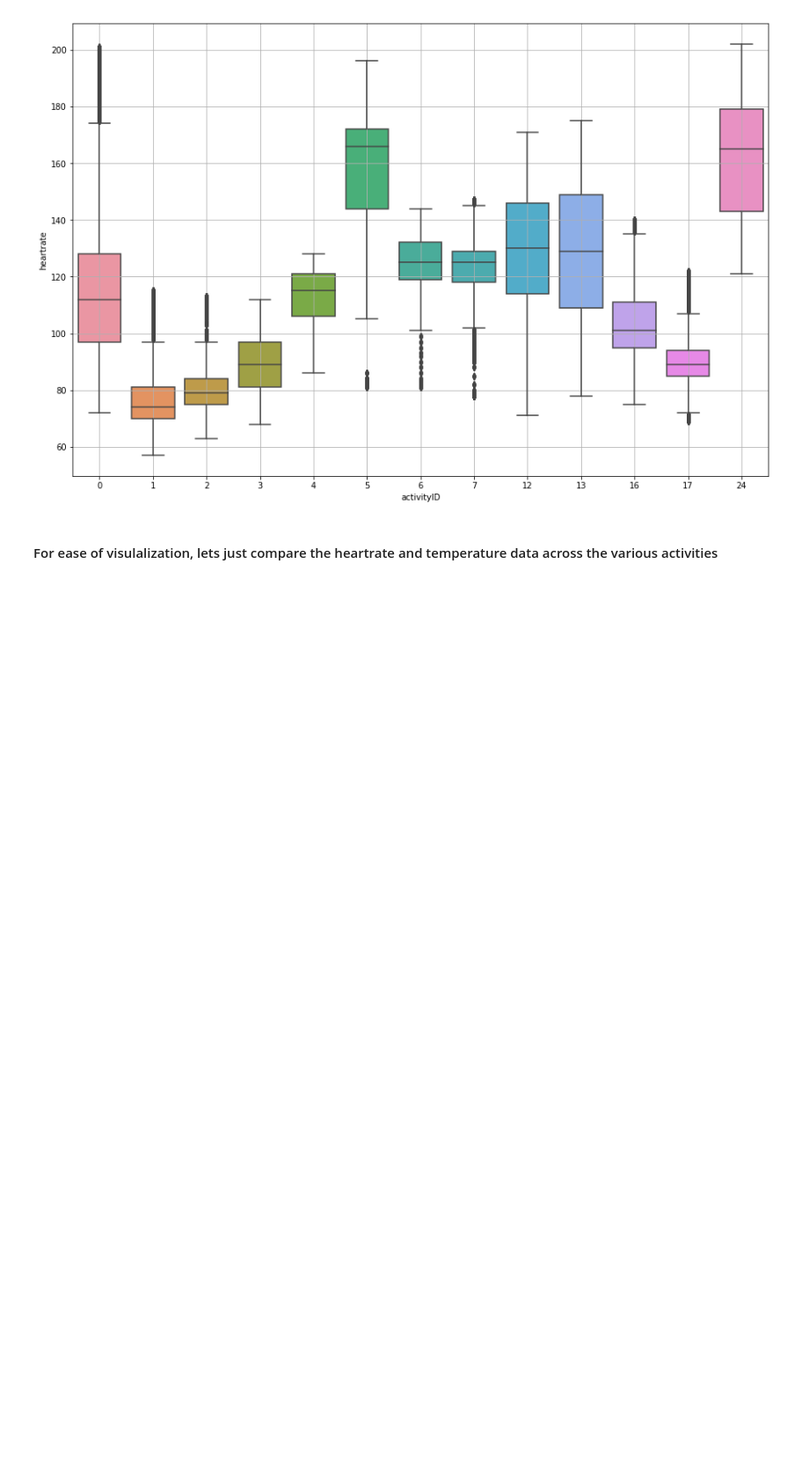
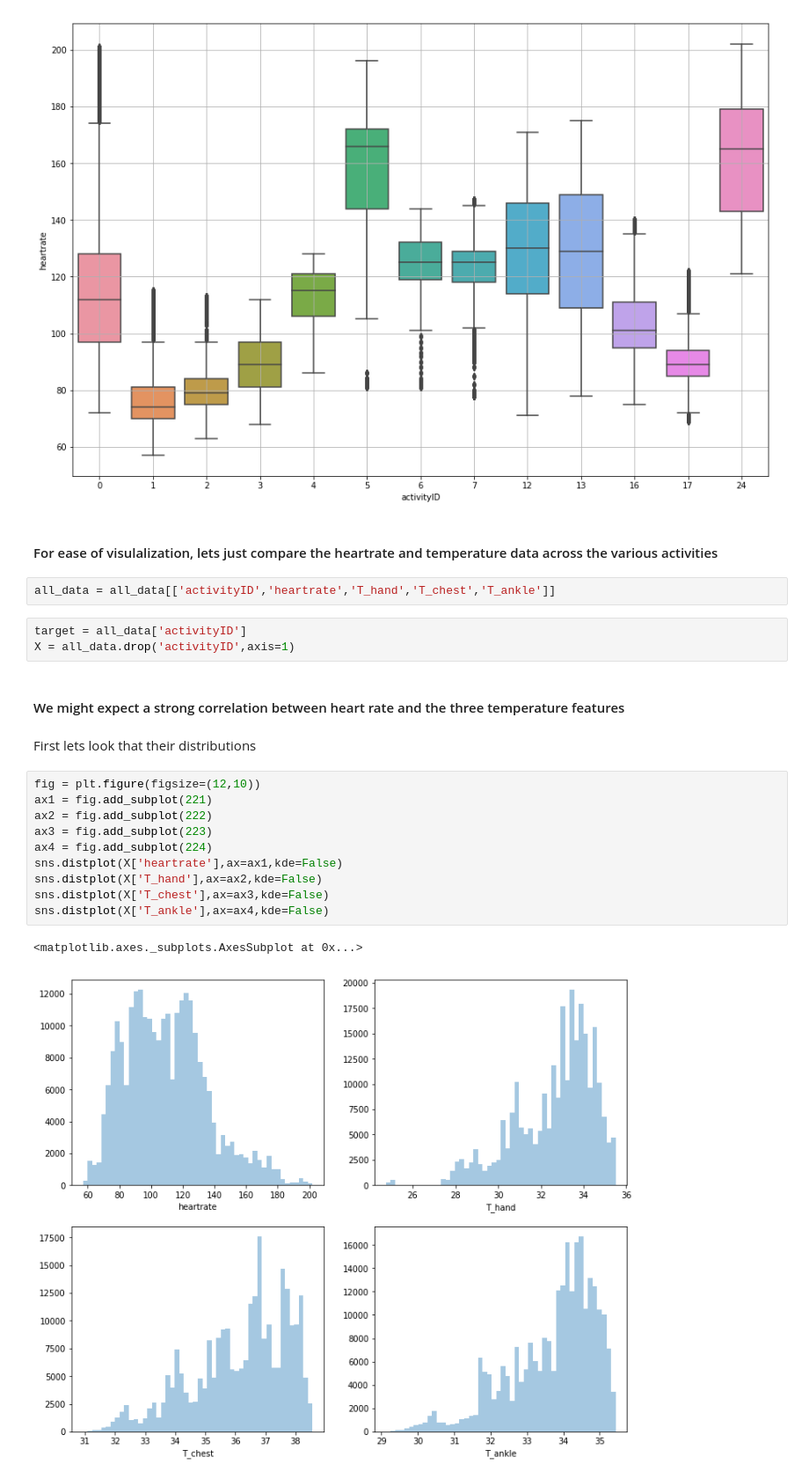
Before and after one commit to kcmeehan/BiometricsActivityClassification, a Jupyter notebook: Full_protocol_dataset_exploration.ipynb, the cells around one changed output. Shown at 88% size. Drawn from its saved outputs; the diff is of its cells as text; blank space fills up the shorter version.

```diff
--- a/Full_protocol_dataset_exploration.ipynb
+++ b/Full_protocol_dataset_exploration.ipynb
@@ -45,3 +45,25 @@ plt.grid()
 [figure]
 # %% [markdown]
 #### For ease of visulalization, lets just compare the heartrate and temperature data across the various activities
+# %%
+all_data = all_data[['activityID','heartrate','T_hand','T_chest','T_ankle']]
+# %%
+target = all_data['activityID']
+X = all_data.drop('activityID',axis=1)
+# %% [markdown]
+#### We might expect a strong correlation between heart rate and the three temperature features
+# %% [markdown]
+First lets look that their distributions
+# %%
+fig = plt.figure(figsize=(12,10))
+ax1 = fig.add_subplot(221)
+ax2 = fig.add_subplot(222)
+ax3 = fig.add_subplot(223)
+ax4 = fig.add_subplot(224)
+sns.distplot(X['heartrate'],ax=ax1,kde=False)
+sns.distplot(X['T_hand'],ax=ax2,kde=False)
+sns.distplot(X['T_chest'],ax=ax3,kde=False)
+sns.distplot(X['T_ankle'],ax=ax4,kde=False)
+# %% [output]
+<matplotlib.axes._subplots.AxesSubplot at 0x...>
+[figure, added]
```
Also changed, not shown: parts of 7 cells of this notebook, 1 other file.
